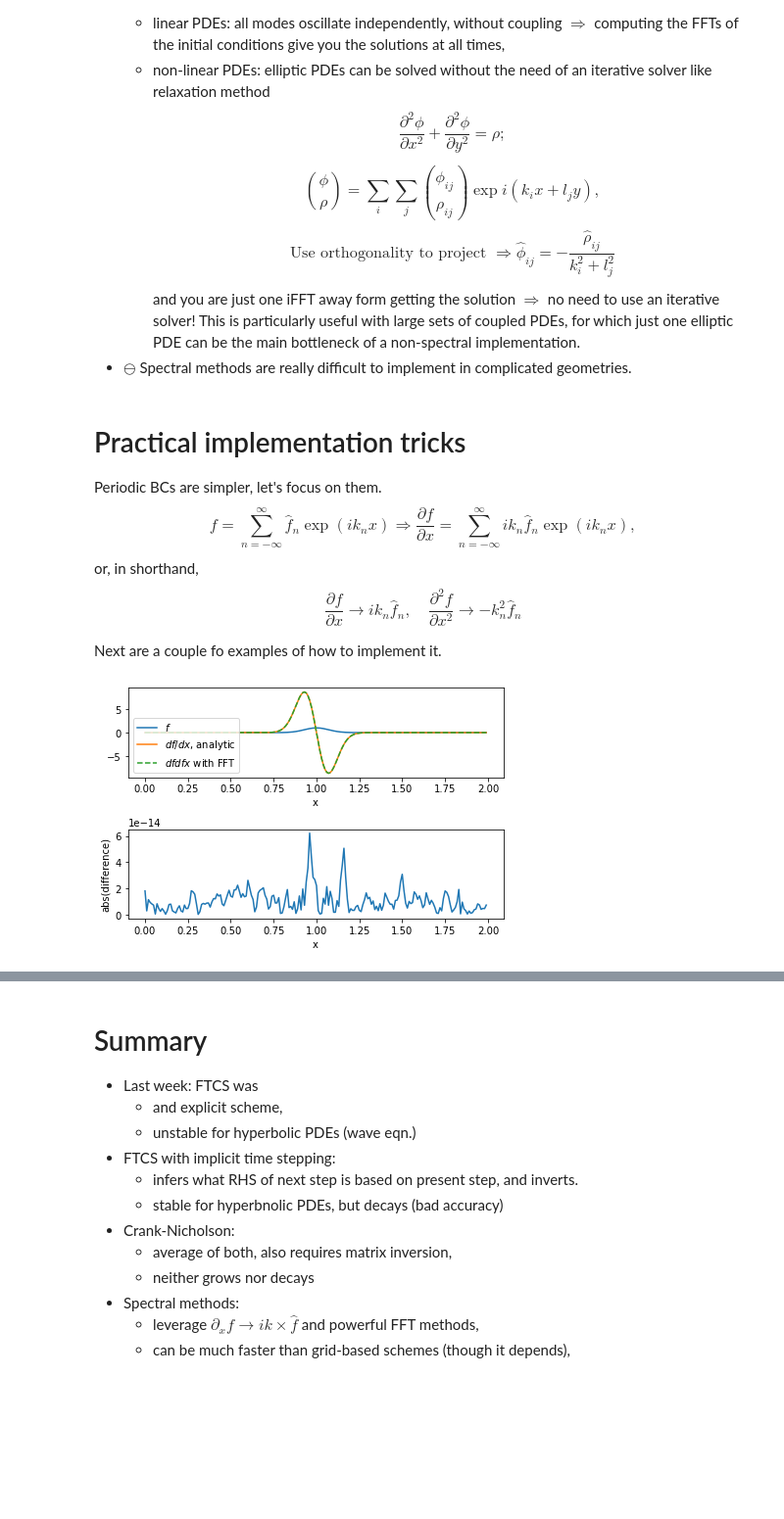
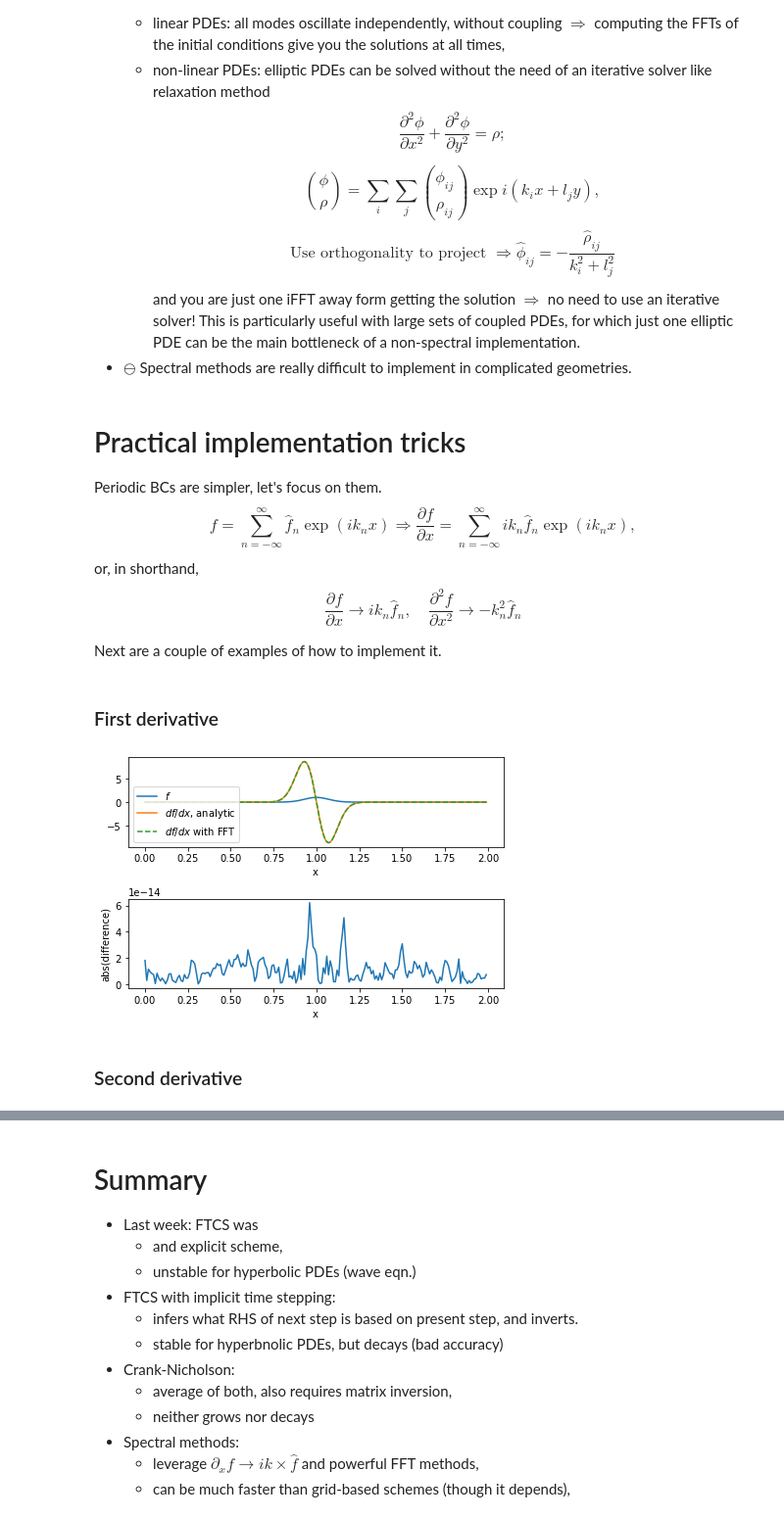
Before and after one commit to PHY407-UofT/lectures-2021, a Jupyter notebook: Lecture09/L09-PDEs-II.ipynb, the cells around one changed output, grey strips where cells are left out. Shown: that part at 98% size. Drawn from its saved outputs; the diff is of its cells as text; code cells hidden in the pictures; blank space fills up the shorter version.

```diff
--- a/Lecture09/L09-PDEs-II.ipynb
+++ b/Lecture09/L09-PDEs-II.ipynb
@@ -333,7 +326,9 @@ $$f = \sum_{n=-\infty}^{\infty} \hat f_n \exp(ik_n x) \Rightarrow \frac{\partial
 or, in shorthand,
 $$\frac{\partial f}{\partial x} \to ik_n\hat f_n, \quad \frac{\partial^2 f}{\partial x^2} \to -k_n^2\hat f_n$$
 
-Next are a couple fo examples of how to implement it.
+Next are a couple of examples of how to implement it.
+# %% [markdown]
+### First derivative
 # %%
 # Based on derivative_fft.py
 # calculate derivative of a function using fourier transform method
@@ -348,35 +343,13 @@ def dfdx(x):
     return exp(-(x-L/2)**2/Delta**2)*-2*(x-L/2)/Delta**2
 
 # define problem parameters
-L=2.0
-Delta=0.1
-nx=200
+L = 2.0
+Delta = 0.1
+nx = 200
 
 # define x, f(x), f'(x)
-x=arange(0,L,L/nx)
+x = arange(0, L, L/nx)
 
 f = f(x)
 
 f_derivative = dfdx(x)
-
-# now do the same thing spectrally:
-fhat = rfft(f)  # fourier transform
-karray = arange(nx/2+1)*2*pi/L  # define k
-fhat_derivative = complex(0,1)*karray*fhat  # define ik*fhat
-f_derivative_fft = irfft(fhat_derivative)  # and transform back
-
-subplot(2,1,1)
-plot(x, f, label='$f$')
-plot(x, f_derivative, label='$df/dx$, analytic')
-plot(x, f_derivative_fft, '--', label='$dfdfx$ with FFT')
-legend(loc=3)
-xlabel('x')
-subplot(2,1,2)
-plot(x,abs(f_derivative-f_derivative_fft))
-xlabel('x')
-ylabel('abs(difference)')
-
-tight_layout()
-show()
-# %% [output]
-[figure, removed]
@@ -383,3 +362,21 @@ show()
+# %%
+subplot(2, 1, 1)
+plot(x, f, label='$f$')
+plot(x, f_derivative, label='$df/dx$, analytic')
+plot(x, f_derivative_fft, '--', label='$df/dx$ with FFT')
+legend(loc=3)
+xlabel('x')
+subplot(2,1,2)
+plot(x,abs(f_derivative-f_derivative_fft))
+xlabel('x')
+ylabel('abs(difference)')
+
+tight_layout()
+show()
+# %% [output]
+[figure, added]
+# %% [markdown]
+### Second derivative
 # %%
 from pylab import plot, show, legend, subplot, xlabel, ylabel, tight_layout
 from numpy import zeros, empty, linspace, exp, arange, minimum, pi, sin, cos, array
```
Also changed, not shown: parts of 13 cells of this notebook.
